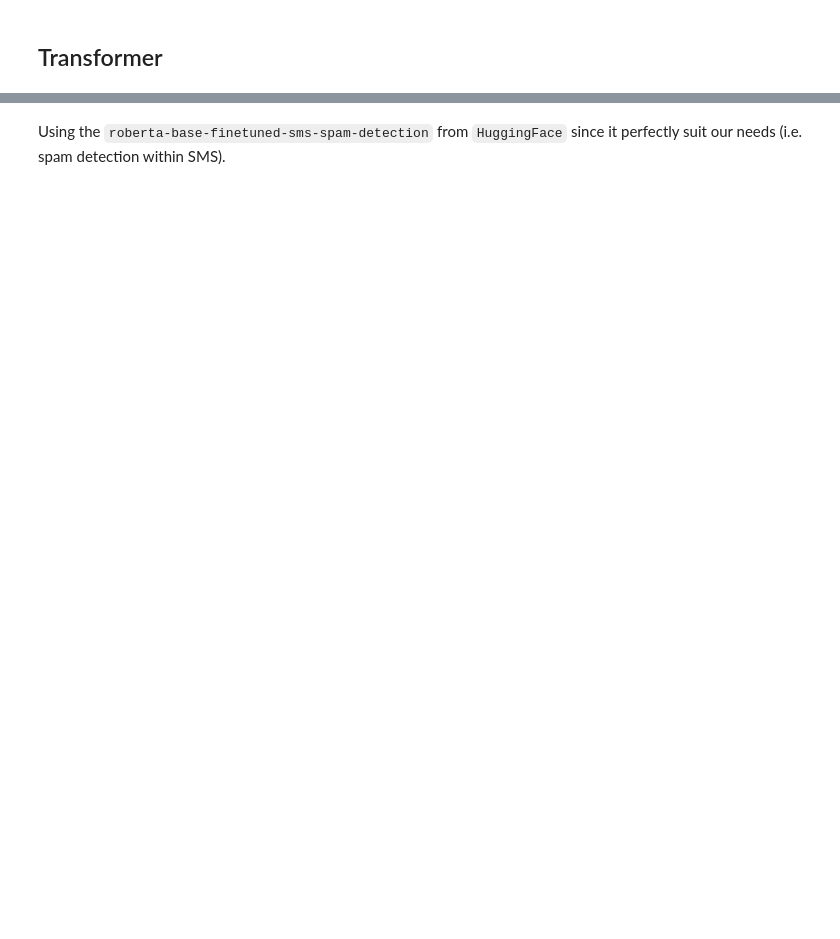
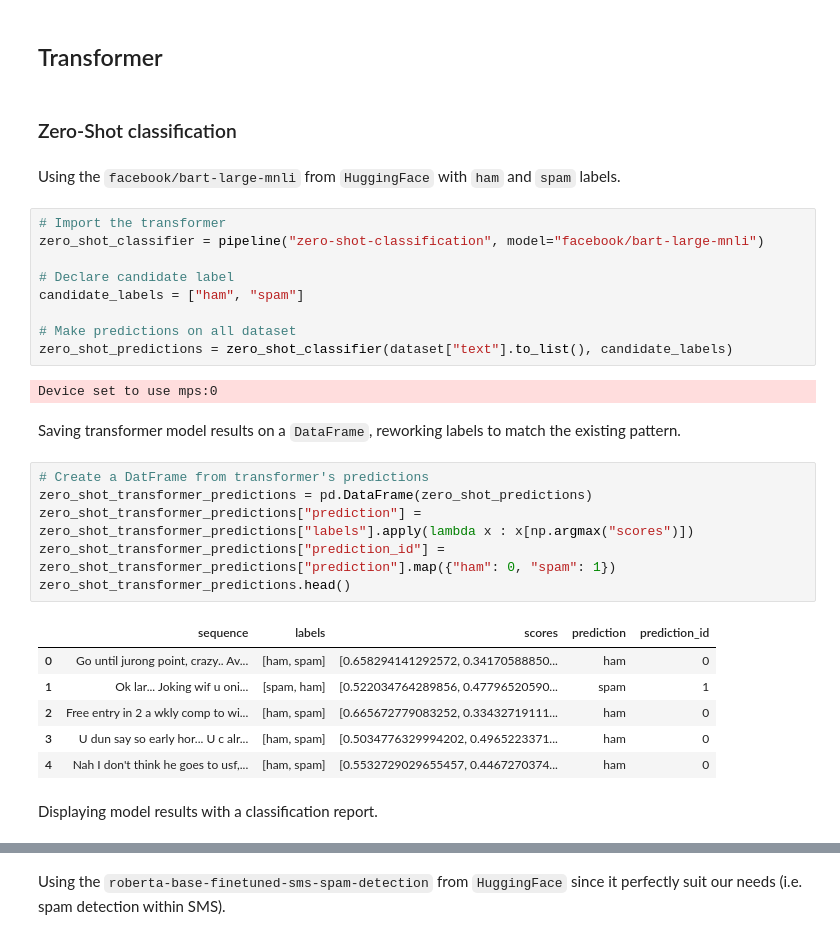
Before and after one commit to qxzjy/dsfs-ft-34-certification, a Jupyter notebook: BLOCK_4/01_AT&T_SPAM_DETECTOR/notebooks/00_project.ipynb, the cells around one changed output, grey strips where cells are left out. Cells and saved outputs as stored; diff of their text form; blank space fills up the shorter version.

Commit message:
Adding Zero-Shot classification + rewrite conclusion

```diff
--- a/BLOCK_4/01_AT&T_SPAM_DETECTOR/notebooks/00_project.ipynb
+++ b/BLOCK_4/01_AT&T_SPAM_DETECTOR/notebooks/00_project.ipynb
@@ -451,2 +451,34 @@ We already have a pretty accurate model which perform well on both set. It only
 # %% [markdown]
 ## Transformer
+# %% [markdown]
+### Zero-Shot classification
+# %% [markdown]
+Using the `facebook/bart-large-mnli` from `HuggingFace` with `ham` and `spam` labels.
+# %%
+# Import the transformer
+zero_shot_classifier = pipeline("zero-shot-classification", model="facebook/bart-large-mnli")
+
+# Declare candidate label
+candidate_labels = ["ham", "spam"]
+
+# Make predictions on all dataset
+zero_shot_predictions = zero_shot_classifier(dataset["text"].to_list(), candidate_labels)
+# %% [output]
+Device set to use mps:0
+# %% [markdown]
+Saving transformer model results on a `DataFrame`, reworking labels to match the existing pattern.
+# %%
+# Create a DatFrame from transformer's predictions
+zero_shot_transformer_predictions = pd.DataFrame(zero_shot_predictions)
+zero_shot_transformer_predictions["prediction"] = zero_shot_transformer_predictions["labels"].apply(lambda x : x[np.argmax("scores")])
+zero_shot_transformer_predictions["prediction_id"] = zero_shot_transformer_predictions["prediction"].map({"ham": 0, "spam": 1})
+zero_shot_transformer_predictions.head()
+# %% [output]
+|  | sequence | labels | scores | prediction | prediction_id |
+| 0 | Go until jurong point, crazy.. Av... | [ham, spam] | [0.658294141292572, 0.34170588850... | ham | 0 |
+| 1 | Ok lar... Joking wif u oni... | [spam, ham] | [0.522034764289856, 0.47796520590... | spam | 1 |
+| 2 | Free entry in 2 a wkly comp to wi... | [ham, spam] | [0.665672779083252, 0.33432719111... | ham | 0 |
+| 3 | U dun say so early hor... U c alr... | [ham, spam] | [0.5034776329994202, 0.4965223371... | ham | 0 |
+| 4 | Nah I don't think he goes to usf,... | [ham, spam] | [0.5532729029655457, 0.4467270374... | ham | 0 |
+# %% [markdown]
+Displaying model results with a classification report.
```
Also changed, not shown: parts of 10 cells of this notebook.
